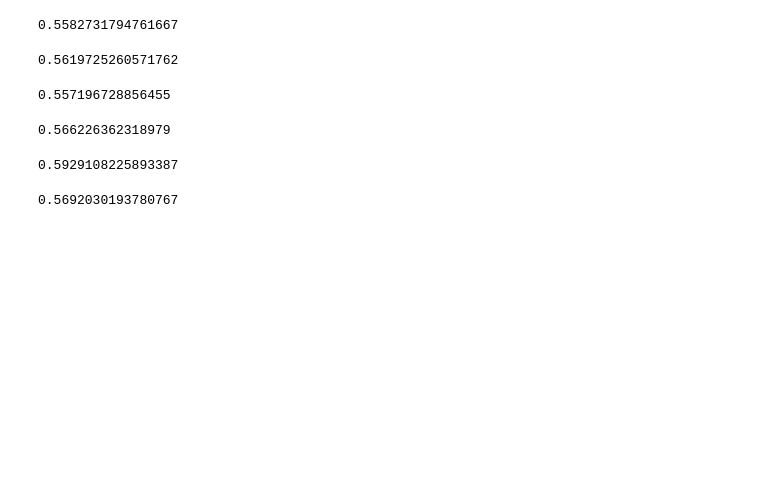
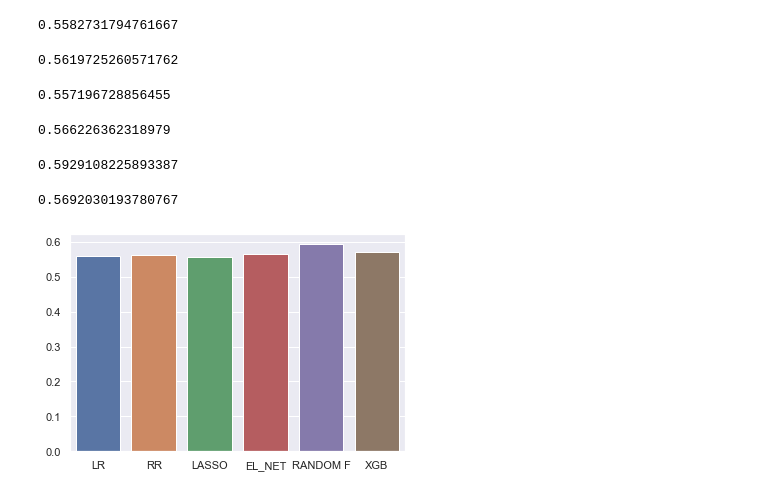
Before and after one commit to ThomasFavrel/OC-P4, a Jupyter notebook: p4_mdelisation_2.ipynb, the cells around one changed output. Drawn from its saved outputs; the diff is of its cells as text; code cells hidden in the pictures; blank space fills up the shorter version.

Commit message:
add graph

```diff
--- a/p4_mdelisation_2.ipynb
+++ b/p4_mdelisation_2.ipynb
@@ -549,3 +549,20 @@ Return_Erreur(y_val, y_pred_fa)[0]
 Return_Erreur(y_val, y_pred_xgb)[0]
 # %% [output]
 0.5692030193780767
+# %%
+sns.set()
+# %%
+sns.barplot(x=['LR',
+               'RR',
+               'LASSO',
+               'EL_NET',
+               'RANDOM F',
+               'XGB'],
+           y=[Return_Erreur(y_val, y_pred_rli)[0],
+             Return_Erreur(y_val, y_pred_rr)[0],
+             Return_Erreur(y_val, y_pred_lasso)[0],
+             Return_Erreur(y_val, y_pred_el_net)[0],
+             Return_Erreur(y_val, y_pred_fa)[0],
+             Return_Erreur(y_val, y_pred_xgb)[0]]);
+# %% [output]
+[figure, added]
```
